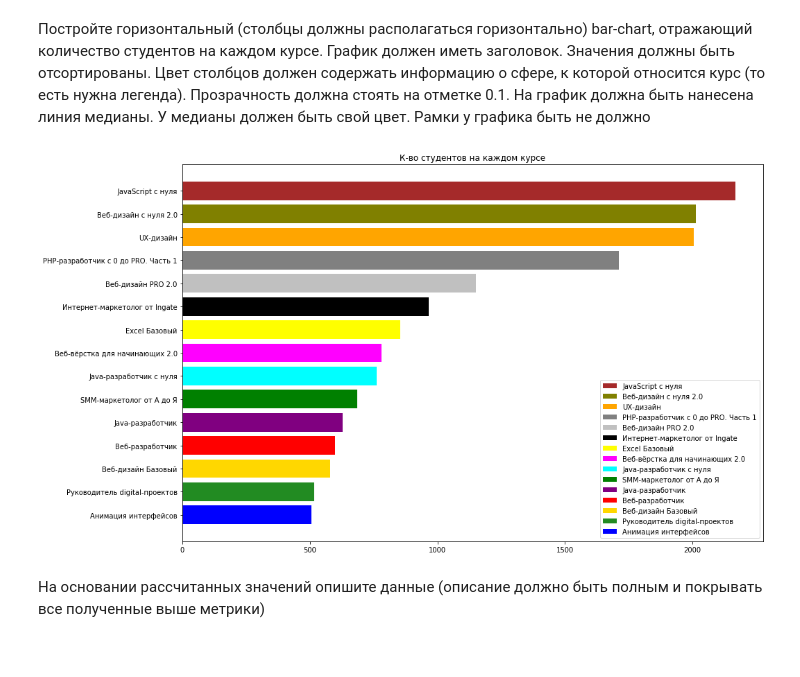
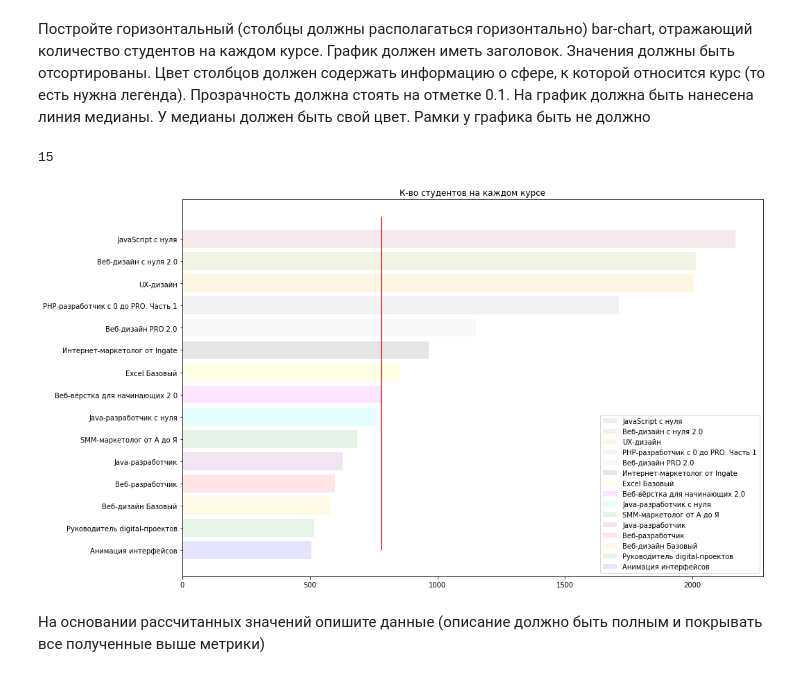
Before and after one commit to Andruxa2102/Study, a Jupyter notebook: Coursework_analytics_1.ipynb, the cells around one changed output. Drawn from its saved outputs; the diff is of its cells as text; code cells hidden in the pictures.

```diff
--- a/Coursework_analytics_1.ipynb
+++ b/Coursework_analytics_1.ipynb
@@ -424,13 +424,18 @@ x = list(dict(main.groupby(['course_id', 'title'])['student_id'].nunique().index
 y = main.groupby(['course_id', 'title'])['student_id'].nunique().sort_values().values
 colors = ('blue', 'forestgreen', 'gold', 'red', 'purple', 'green', 'cyan', 'magenta', 'yellow', 'black', \
           'silver', 'gray', 'orange', 'olive', 'brown')
+# %%
+np.ma.count(y)
+# %% [output]
+15
 # %%
 plt.figure(figsize=(15,10))
-h = plt.barh(x, y, label=x, color=colors)
+h = plt.barh(x, y, label=x, color=colors, alpha=0.1)
 plt.title('К-во студентов на каждом курсе')
+plt.vlines(np.median(y), 0, np.ma.count(y), color='r')
 plt.legend(h[::-1], x[::-1]);
 # %% [output]
-[figure, old version]
+[figure, new version]
 # %% [markdown]
 На основании рассчитанных значений опишите данные (описание должно быть полным и покрывать все полученные выше метрики)
 # %% [markdown]
```
Also changed, not shown: parts of 38 cells of this notebook.
